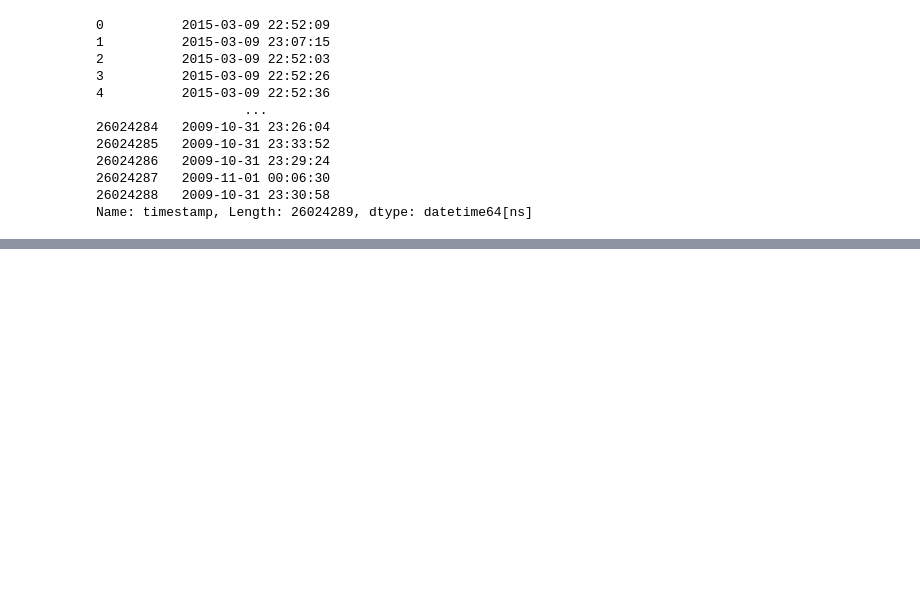
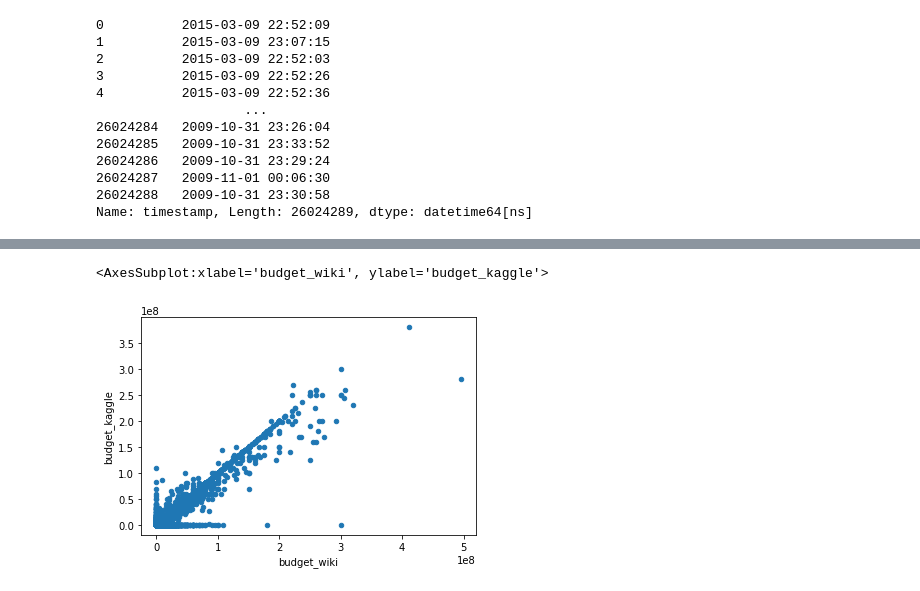
Before and after one commit to tiffcklai/Movies_ETL, a Jupyter notebook: Movies_ETL_Practice.ipynb, the cells around one changed output, grey strips where cells are left out. Drawn from its saved outputs; the diff is of its cells as text; code cells hidden in the pictures; blank space fills up the shorter version.

```diff
--- a/Movies_ETL_Practice.ipynb
+++ b/Movies_ETL_Practice.ipynb
@@ -799,0 +890,7 @@ ratings['rating'].describe()
+# %%
+# Look at budget_wiki vs budget_kaggle with scatter plot (numeric)
+movies_df.fillna(0).plot(x='budget_wiki',y='budget_kaggle', kind='scatter')
+# More data points on origin of Y axis than origin of X axis - keep Kaggle and fill in missing data from Wikipedia
+# %% [output]
+<AxesSubplot:xlabel='budget_wiki', ylabel='budget_kaggle'>
+[figure, added]
```
Also changed, not shown: parts of 23 cells of this notebook.
